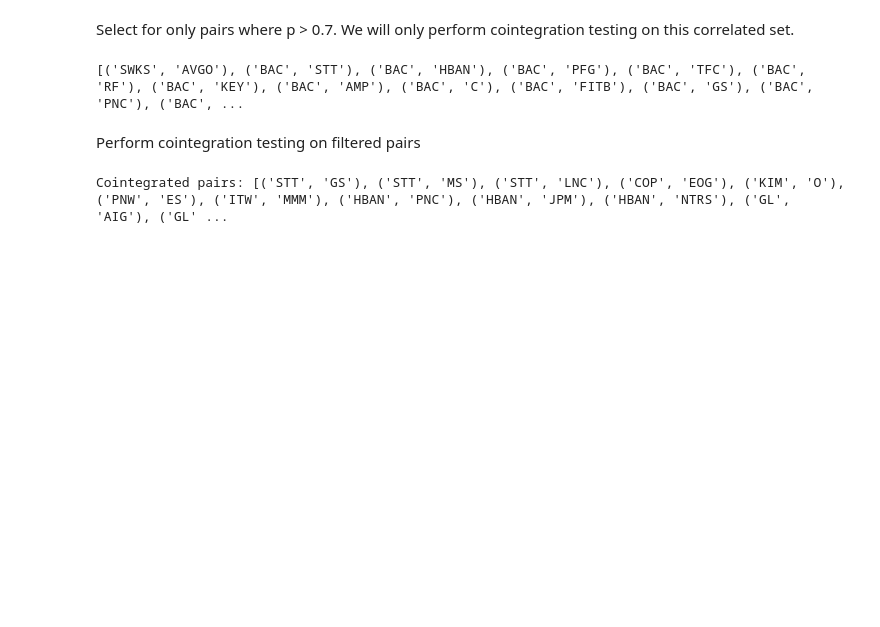
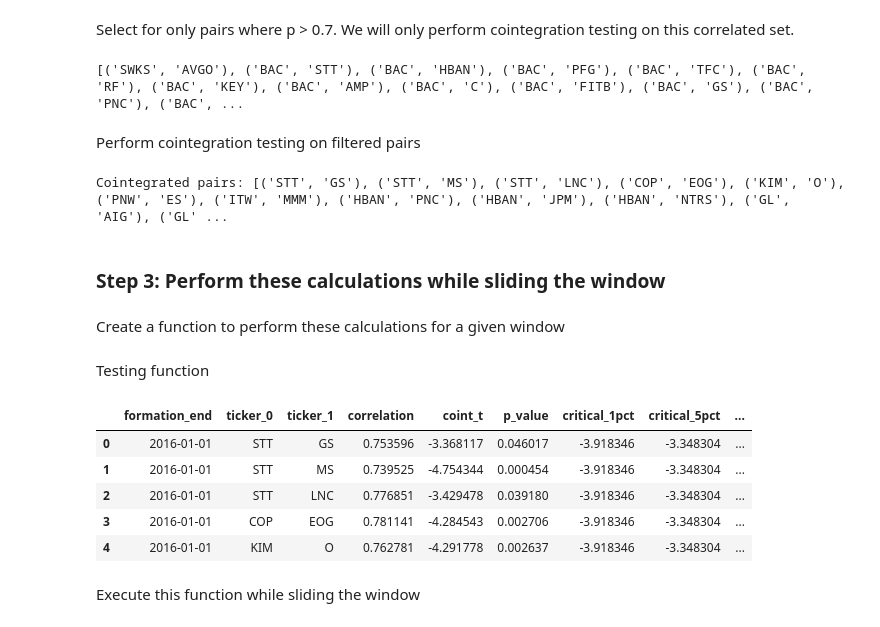
Before and after one commit to nolanjparker/SnP500-Pairs-Trading-Backtest, a Jupyter notebook: 02_cointegration_testing.ipynb, the cells around one changed output. Drawn from its saved outputs; the diff is of its cells as text; code cells hidden in the pictures; blank space fills up the shorter version.

Commit message:
Organized cointegration code into a function and implemented sliding window

```diff
--- a/02_cointegration_testing.ipynb
+++ b/02_cointegration_testing.ipynb
@@ -26,7 +26,8 @@ True
 Extract list of S&P tickers at formation end
 # %%
 formatted_date = formation_end.strftime('%Y%m')
-end_membership = pd.read_csv(membership_file_path)[formatted_date].dropna().to_list()
+membership_df = pd.read_csv(membership_file_path)
+end_membership = membership_df[formatted_date].dropna().to_list()
 # %%
 print(end_membership)
 # %% [output]
@@ -182,3 +203,7 @@ for pair in filtered_pairs:
 print("Cointegrated pairs:", cointegrated_pairs)
 # %% [output]
 Cointegrated pairs: [('STT', 'GS'), ('STT', 'MS'), ('STT', 'LNC'), ('COP', 'EOG'), ('KIM', 'O'), ('PNW', 'ES'), ('ITW', 'MMM'), ('HBAN', 'PNC'), ('HBAN', 'JPM'), ('HBAN', 'NTRS'), ('GL', 'AIG'), ('GL' ...
+# %% [markdown]
+### Step 3: Perform these calculations while sliding the window
+# %% [markdown]
+Create a function to perform these calculations for a given window
@@ -184,0 +258,15 @@ Cointegrated pairs: [('STT', 'GS'), ('STT', 'MS'), ('STT', 'LNC'), ('COP', 'EOG'
+# %% [markdown]
+Testing function
+# %%
+results = test_cointegration_window(pd.Timestamp("2016-01-01"))
+
+results.head()
+# %% [output]
+|  | formation_end | ticker_0 | ticker_1 | correlation | coint_t | p_value | critical_1pct | critical_5pct | ... |
+| 0 | 2016-01-01 | STT | GS | 0.753596 | -3.368117 | 0.046017 | -3.918346 | -3.348304 | ... |
+| 1 | 2016-01-01 | STT | MS | 0.739525 | -4.754344 | 0.000454 | -3.918346 | -3.348304 | ... |
+| 2 | 2016-01-01 | STT | LNC | 0.776851 | -3.429478 | 0.039180 | -3.918346 | -3.348304 | ... |
+| 3 | 2016-01-01 | COP | EOG | 0.781141 | -4.284543 | 0.002706 | -3.918346 | -3.348304 | ... |
+| 4 | 2016-01-01 | KIM | O | 0.762781 | -4.291778 | 0.002637 | -3.918346 | -3.348304 | ... |
+# %% [markdown]
+Execute this function while sliding the window
```
Also changed, not shown: parts of 4 cells of this notebook.
